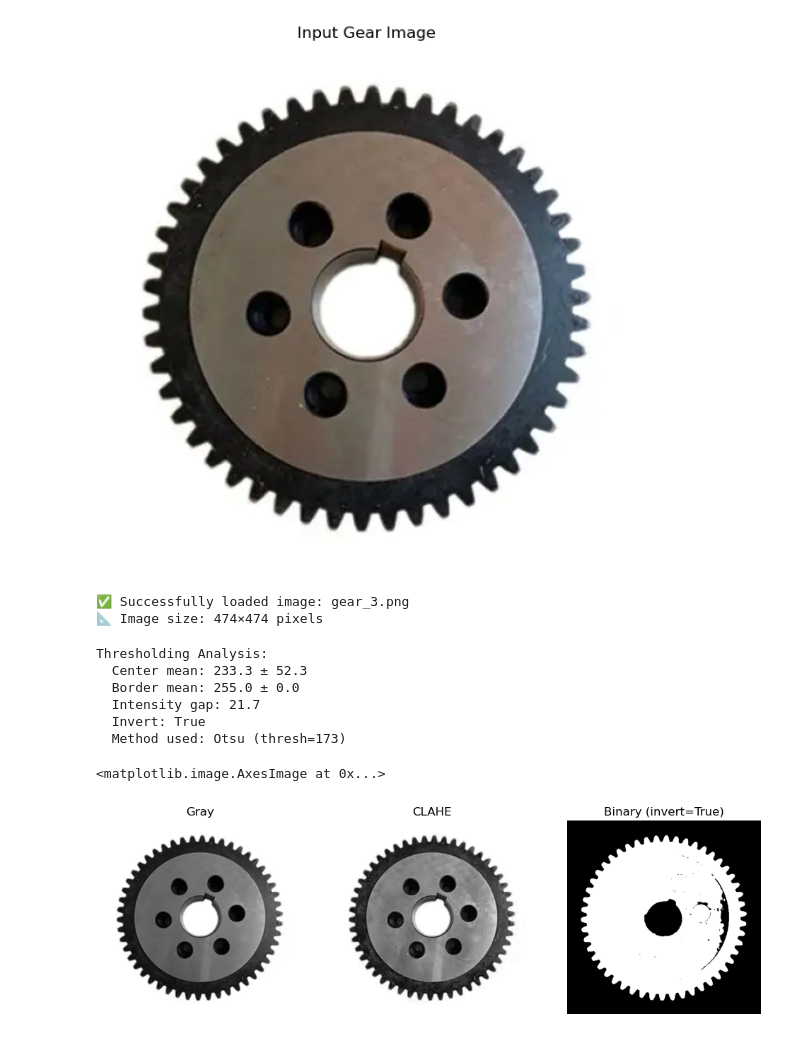
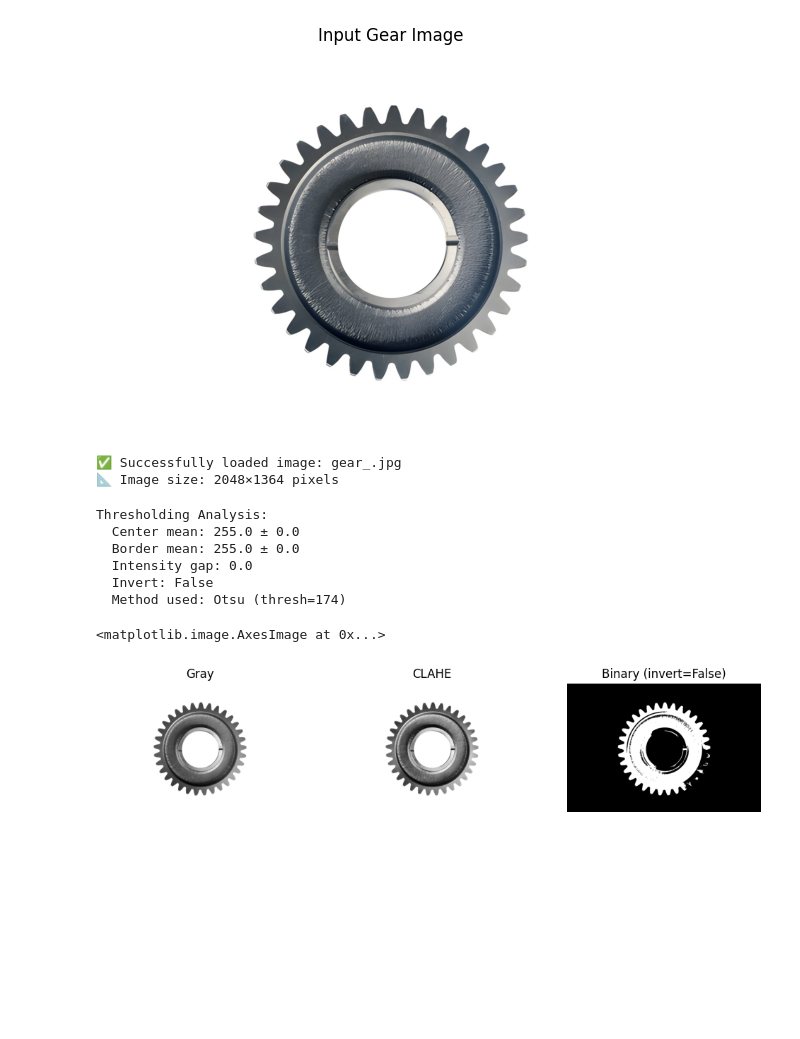
Before and after one commit to DarSahran/SpurGear_Btechproject, a Jupyter notebook: Notebook/Spur_Gear_Preprocessing_win.ipynb, the cells around one changed output. Drawn from its saved outputs; the diff is of its cells as text; code cells hidden in the pictures; blank space fills up the shorter version.

```diff
--- a/Notebook/Spur_Gear_Preprocessing_win.ipynb
+++ b/Notebook/Spur_Gear_Preprocessing_win.ipynb
@@ -6,38 +6,38 @@ import math
 import matplotlib.pyplot as plt
 from pathlib import Path
 
 # --- Paths (fixed) ---
-PROJECT_ROOT = Path("/home/dar/Documents/BtechProject/SpurGear_Btechproject/Input_Images")
+PROJECT_ROOT = Path("../../SpurGear_Btechproject\Input_Images")
 OUT_DIR = Path("Output")
 
 # Ensure output directory exists
 OUT_DIR.mkdir(parents=True, exist_ok=True)
 
 # Point to your image
-IMG_PATH = PROJECT_ROOT / "gear_3.png"
+IMG_PATH = PROJECT_ROOT / "gear_.jpg"
 
 # Verify image exists
 assert IMG_PATH.exists(), f"Image not found at {IMG_PATH}. Please check the path."
 
 # Read image
 img = cv2.imread(str(IMG_PATH))
 assert img is not None, f"Could not read image from {IMG_PATH}"
 
 # Display
 img_rgb = cv2.cvtColor(img, cv2.COLOR_BGR2RGB)
 plt.figure(figsize=(6, 6))
 plt.title("Input Gear Image")
 plt.axis("off")
 plt.imshow(img_rgb)
 plt.tight_layout()
 plt.show()
 
 print(f"✅ Successfully loaded image: {IMG_PATH.name}")
 print(f"📐 Image size: {img.shape[1]}×{img.shape[0]} pixels")
 # %% [output]
-[figure, old version]
+[figure, new version]
-✅ Successfully loaded image: gear_3.png
-📐 Image size: 474×474 pixels
+✅ Successfully loaded image: gear_.jpg
+📐 Image size: 2048×1364 pixels
 # %%
 def auto_threshold(gray_img):
     """
@@ -116,6 +116,9 @@ def auto_threshold(gray_img):
     kernel = cv2.getStructuringElement(cv2.MORPH_ELLIPSE, (3, 3))
     final_binary = cv2.morphologyEx(final_binary, cv2.MORPH_OPEN, kernel, iterations=1)
 
+    if not invert:
+        final_binary = cv2.bitwise_not(final_binary)
+
     # Debug information
     print(f"Thresholding Analysis:")
     print(f"  Center mean: {center_mean:.1f} ± {center_std:.1f}")
@@ -138,10 +141,10 @@ plt.subplot(1,3,2); plt.title("CLAHE"); plt.axis("off"); plt.imshow(gray_eq, cma
 plt.subplot(1,3,3); plt.title(f"Binary (invert={was_inverted})"); plt.axis("off"); plt.imshow(binary, cmap="gray")
 # %% [output]
 Thresholding Analysis:
-  Center mean: 233.3 ± 52.3
+  Center mean: 255.0 ± 0.0
   Border mean: 255.0 ± 0.0
-  Intensity gap: 21.7
-  Invert: True
-  Method used: Otsu (thresh=173)
+  Intensity gap: 0.0
+  Invert: False
+  Method used: Otsu (thresh=174)
 <matplotlib.image.AxesImage at 0x...>
-[figure, old version]
+[figure, new version]
```
Also changed, not shown: parts of 10 cells of this notebook, 13 other files.
